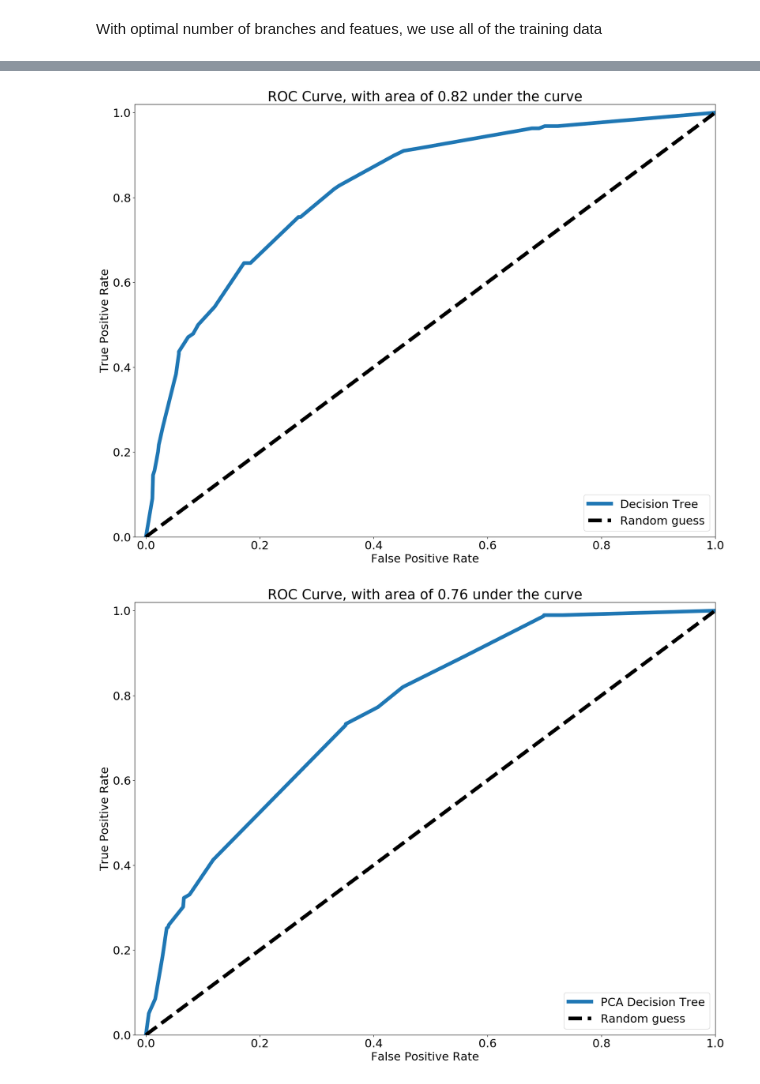
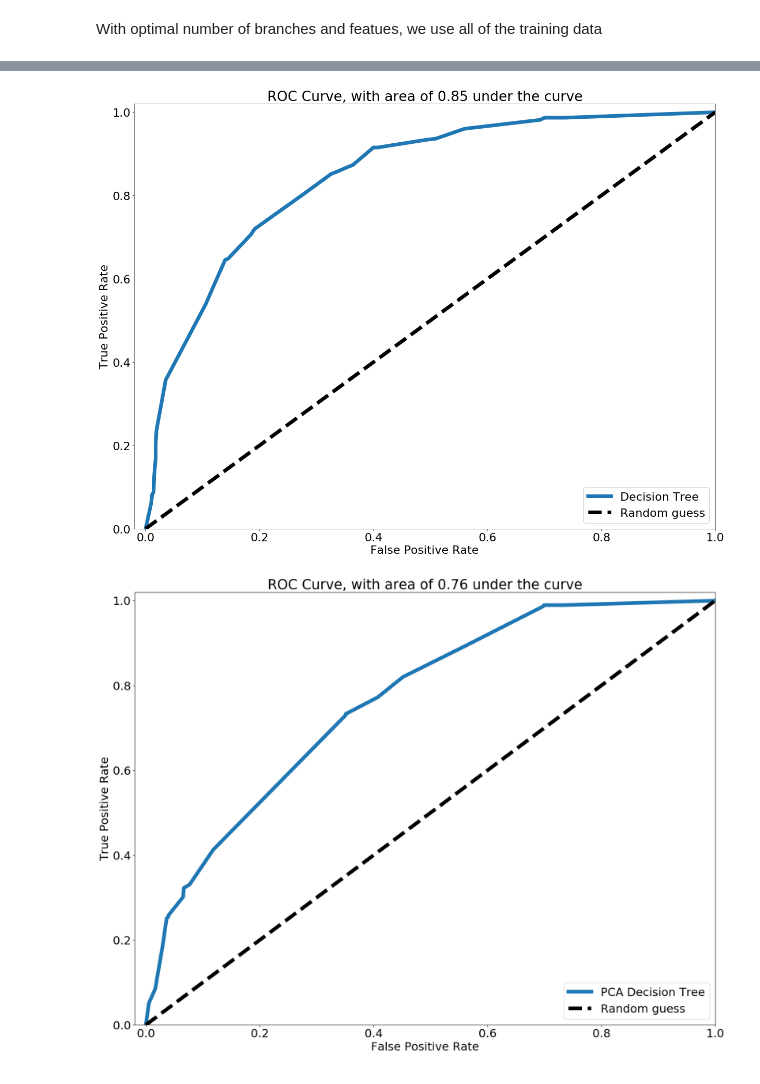
Before and after one commit to KarlTjensvoll/BICS, a Jupyter notebook: classification_book.ipynb, the cells around one changed output, grey strips where cells are left out. Cells and saved outputs as stored; diff of their text form; code cells hidden in the pictures.

```diff
--- a/classification_book.ipynb
+++ b/classification_book.ipynb
@@ -98,7 +132,7 @@ data_base = pd.read_csv("for_python_panel_v1.csv")
 # %% [markdown]
 We first do a PCA analysis, in order to visualize the data. We choose the "order_prod" to visualize.
 # %%
-X = data_base.iloc[:, 7:]
+X = data_base.iloc[:, col_of_pred :]
 X_scaled = StandardScaler().fit_transform(X)
 y = data_base["order_prod"]
 # %%
@@ -219,13 +253,13 @@ We see that we do get some type of output from the clustering, but not too disti
 ## We first want to try to predict if they will make an order next month
 We remove some of the columns from the data set, as they are highly correlated, and dropping them gives more accurate results. We then split the data set into development and testing data
 # %%
-X = data_base.iloc[:, 7:]
+X = data_base.iloc[:, col_of_pred :]
 y = data_base["order_prod"]
 
 # We drop some variables due to high correlation
-X = X.drop(["l_tot_value", "l_qty_prod1", "l_qty_prod2", "l_tot_inv_dollars", "l_inv_prod2", "l_inv_prod1"
-            , "l_return_qty1", "l_return_qty2", "l_return_tot_value", "l_numb_returns1", "l_numb_returns2"
-            , "l_fcons_qty_prod1", "l_fcons_qty_prod2", "l_fcons_tot_value", "l_shipment", "l_sale"], axis=1)
+#X = X.drop(["l_tot_value", "l_qty_prod1", "l_qty_prod2", "l_tot_inv_dollars", "l_inv_prod2", "l_inv_prod1"
+            #, "l_return_qty1", "l_return_qty2", "l_return_tot_value", "l_numb_returns1", "l_numb_returns2"
+            #, "l_fcons_qty_prod1", "l_fcons_qty_prod2", "l_fcons_tot_value", "l_shipment", "l_sale"], axis=1)
 
 X_dev, X_test, y_dev, y_test = train_test_split(X, y, test_size=0.2, random_state=1)
 # %% [markdown]
@@ -334,7 +370,7 @@ kfolds = KFold(n_splits = 10)
 accuracy = []
 tree_accuracy = []
 trainAUC_DTree_PCA = []
-testnAUC_DTree_PCA = []
+testAUC_DTree_PCA = []
 
 for depth in branch_length:
     _accuracy = []
@@ -375,7 +411,7 @@ for depth in branch_length:
     accuracy.append(_accuracy)
     tree_accuracy.append(np.mean(accuracy[depth-1]))
 
-df_test_result = pd.DataFrame(test_result, index=branches).mean(axis=1)
+df_test_result = pd.DataFrame(testAUC_DTree_PCA, index=branches).mean(axis=1)
 optimal_branches = df_test_result[df_test_result==max(df_test_result)].index[0]
 print("Optimal branches at: " + str(optimal_branches) + " branches.")
 print("With max area of : " + str(max(df_test_result)) + ".")
@@ -454,5 +494,5 @@ train_test_AUC(feature_lenght, local_label='Number of features')
 With optimal number of branches and featues, we use all of the training data
 # %%
 DTree = DecisionTreeClassifier(criterion='entropy', max_depth=optimal_branches, max_features=optimal_features)
-DTree = DTree.fit(X_dev, y_dev)
-y_pred = DTree.predict(X_test)
+DTree_nonPCA = DTree.fit(X_dev, y_dev)
+y_pred = DTree_nonPCA.predict(X_test)
@@ -459,6 +515,6 @@ y_pred = DTree.predict(X_test)
 # %%
-ROC(X_test, y_test, DTree, plot_label='Decision Tree')
+ROC(X_test, y_test, DTree_nonPCA, plot_label='Decision Tree')
 # %% [output]
-[figure, old version]
+[figure, new version]
 # %%
 DTree = DecisionTreeClassifier(criterion='entropy', max_depth=optimal_branches)
```
Also changed, not shown: parts of 83 cells of this notebook.
